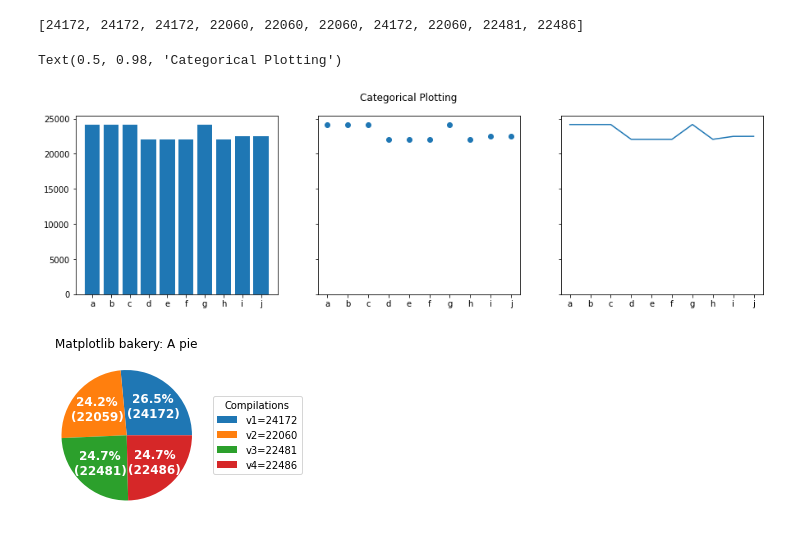
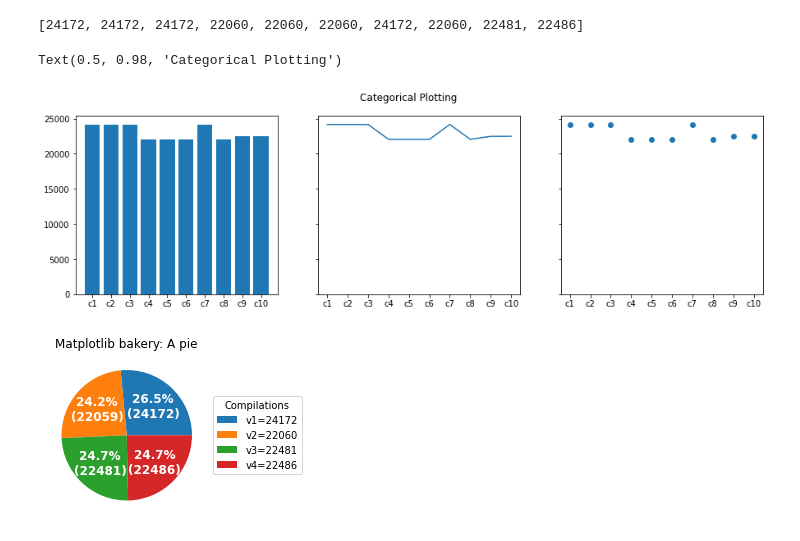
Before and after one commit to TuxML/tuxml-web, a Jupyter notebook: Options-number.ipynb, the cells around one changed output. Drawn from its saved outputs; the diff is of its cells as text; code cells hidden in the pictures.

```diff
--- a/Options-number.ipynb
+++ b/Options-number.ipynb
@@ -8,17 +8,17 @@ l
 # %%
 import matplotlib.pyplot as plt
 
-names = ['a', 'b','c', 'd','e','f','g','h','i','j']
+names = ['c1', 'c2','c3', 'c4','c5','c6','c7','c8','c9','c10']
 values = l
 
 fig, axs = plt.subplots(1, 3, figsize=(15, 4), sharey=True)
 axs[0].bar(names, values)
-axs[1].scatter(names, values)
-axs[2].plot(names, values)
+axs[1].plot(names, values)
+axs[2].scatter(names, values)
 fig.suptitle('Categorical Plotting')
 # %% [output]
 Text(0.5, 0.98, 'Categorical Plotting')
-[figure, old version]
+[figure, new version]
 # %%
 import numpy as np
 import matplotlib.pyplot as plt
```
Also changed, not shown: 1 other file.
